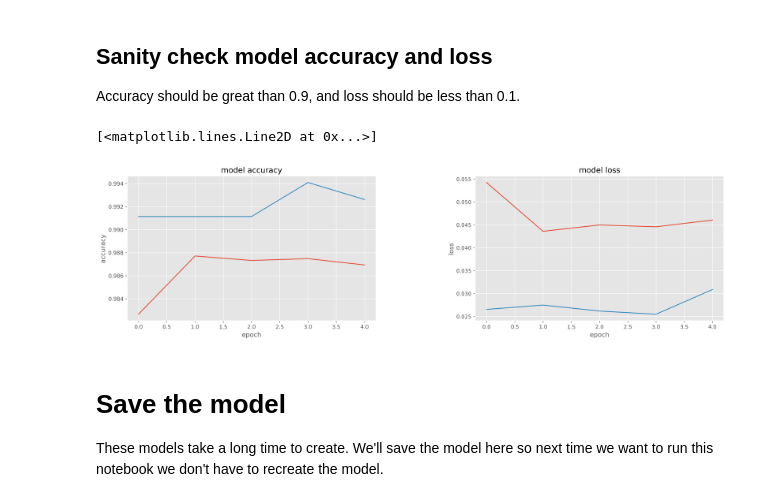
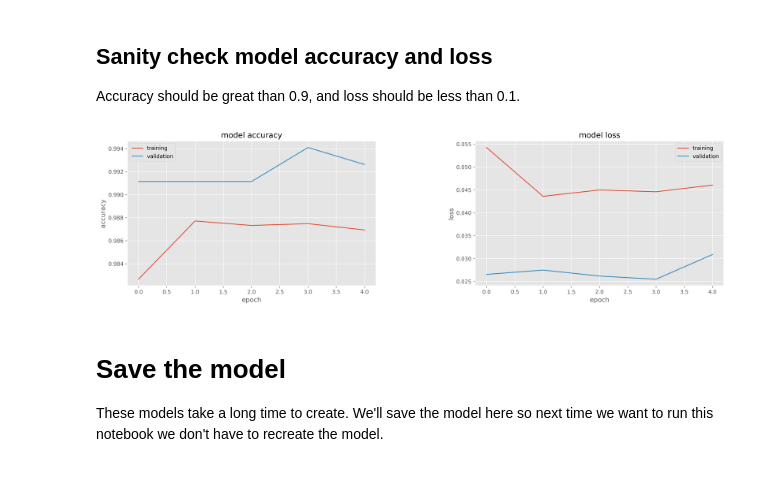
Before and after one commit to mapr-demos/predictive-maintenance, a Jupyter notebook: notebooks/jupyter/LSTM For Predictive Maintenance-ian01.ipynb, the cells around one changed output. Saved outputs shown, nothing was run; the diff lists cells and outputs as text; code cells hidden in the pictures.

Commit message:
add legend to plot

```diff
--- a/notebooks/jupyter/LSTM For Predictive Maintenance-ian01.ipynb
+++ b/notebooks/jupyter/LSTM For Predictive Maintenance-ian01.ipynb
@@ -243,30 +243,27 @@ Accuracy should be great than 0.9, and loss should be less than 0.1.
 # %%
 # summarize history for Accuracy
 fig_acc = plt.figure(figsize=(20, 5), dpi=300)
 plt.subplot(1, 2, 1)
 plt.subplots_adjust(hspace=.4, wspace=.4)
 plt.title('model accuracy')
 plt.ylabel('accuracy')
 plt.xlabel('epoch')
-plt.legend(['train', 'test'], loc='upper left')
-plt.plot(history.history['acc'])
-plt.plot(history.history['val_acc'])
-# plt.show()
-# fig_acc.savefig("./Output/model_accuracy.png")
+plt.plot(history.history['acc'], label='training')
+plt.plot(history.history['val_acc'], label='validation')
+plt.legend(['training', 'validation'], loc='upper left')
 
 # summarize history for Loss
 plt.subplot(1, 2, 2)
 plt.title('model loss')
 plt.ylabel('loss')
 plt.xlabel('epoch')
-plt.legend(['train', 'test'], loc='upper left')
-plt.plot(history.history['loss'])
-plt.plot(history.history['val_loss'])
+plt.plot(history.history['loss'], label='training')
+plt.plot(history.history['val_loss'], label='validation')
+plt.legend(['training', 'validation'], loc='upper right')
 # plt.show()
-# fig_acc.savefig("./Output/model_loss.png")
+fig_acc.savefig("./Output/model_loss.png")
 # %% [output]
-[<matplotlib.lines.Line2D at 0x...>]
-[figure, old version]
+[figure, new version]
 # %% [markdown]
 # Save the model
 These models take a long time to create. We'll save the model here so next time we want to run this notebook we don't have to recreate the model.
```
